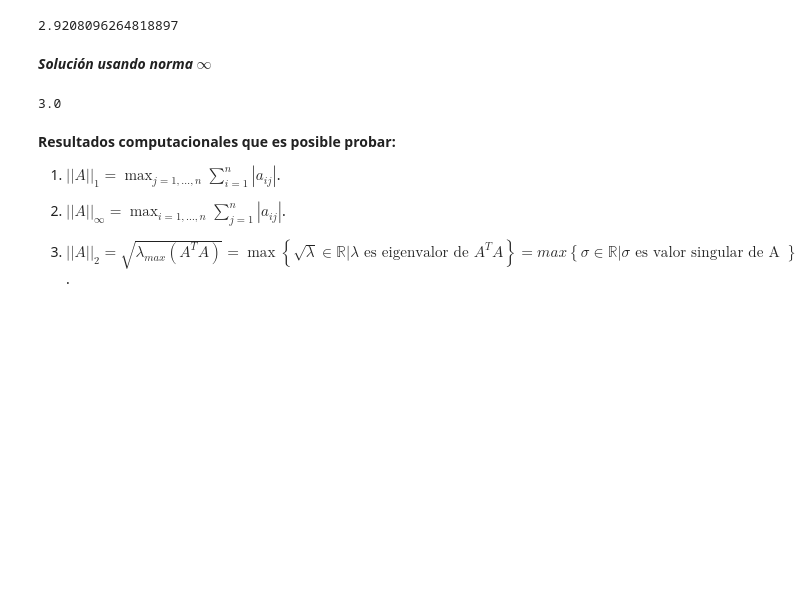
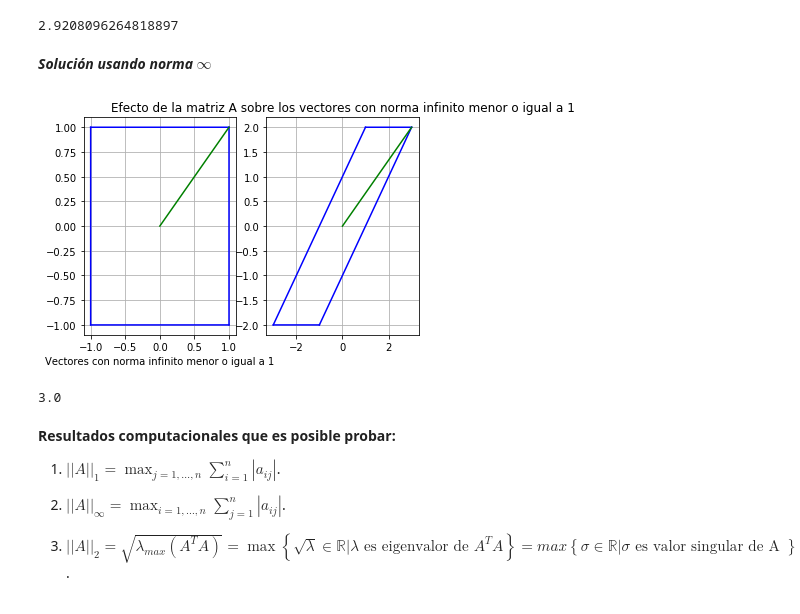
Before and after one commit to mno-2020-gh-classroom/ejercicios-condicion-y-estabilidad-mno-gzarazua, a Jupyter notebook: 1.3.Condicion_de_un_problema_y_estabilidad_de_un_algoritmo.ipynb, the cells around one changed output. Cells and saved outputs as stored; diff of their text form; code cells hidden in the pictures; blank space fills up the shorter version.

Commit message:
Resolucion de norma infinito

```diff
--- a/1.3.Condicion_de_un_problema_y_estabilidad_de_un_algoritmo.ipynb
+++ b/1.3.Condicion_de_un_problema_y_estabilidad_de_un_algoritmo.ipynb
@@ -1478,6 +1478,48 @@ np.linalg.norm(A,2)
 2.9208096264818897
 # %% [markdown]
 ***Solución usando norma $\infty$***
+# %%
+import numpy as np
+import matplotlib.pyplot as plt
+import scipy
+import pprint
+
+x1=np.arange(-1,1,density)
+x2=np.arange(-1,1,density)
+x1_y1 = np.column_stack((x1,np.repeat(1,len(x1))))
+x2_y2 = np.column_stack((np.repeat(1,len(x2)),x2))
+x1_y3 = np.column_stack((x1,np.repeat(-1,len(x1))))
+x2_y4 = np.column_stack((np.repeat(-1,len(x2)),x2))
+
+A_to_vector_1 = apply_A(x1_y1)
+A_to_vector_2 = apply_A(x2_y2)
+A_to_vector_3 = apply_A(x1_y3)
+A_to_vector_4 = apply_A(x2_y4)
+
+plt.subplot(1,2,1)
+plt.plot(x1_y1[:,0],x1_y1[:,1],'b',
+         x2_y2[:,0],x2_y2[:,1],'b',
+         x1_y3[:,0],x1_y3[:,1],'b',
+         x2_y4[:,0],x2_y4[:,1],'b')
+
+x3=np.arange(0,1,density)
+e1 = np.column_stack((x3,x3))
+plt.plot(e1[:,0],e1[:,1],'g')
+
+plt.xlabel('Vectores con norma infinito menor o igual a 1')
+plt.grid()
+plt.subplot(1,2,2)
+plt.plot(A_to_vector_1[:,0],A_to_vector_1[:,1],'b',
+         A_to_vector_2[:,0],A_to_vector_2[:,1],'b',
+         A_to_vector_3[:,0],A_to_vector_3[:,1],'b',
+         A_to_vector_4[:,0],A_to_vector_4[:,1],'b')
+A_to_vector_e1 = apply_A(e1)
+plt.plot(A_to_vector_e1[:,0],A_to_vector_e1[:,1],'g')
+plt.grid()
+plt.title('Efecto de la matriz A sobre los vectores con norma infinito menor o igual a 1')
+plt.show()
+# %% [output]
+[figure, added]
 # %%
 np.linalg.norm(A,np.inf)
 # %% [output]
```
